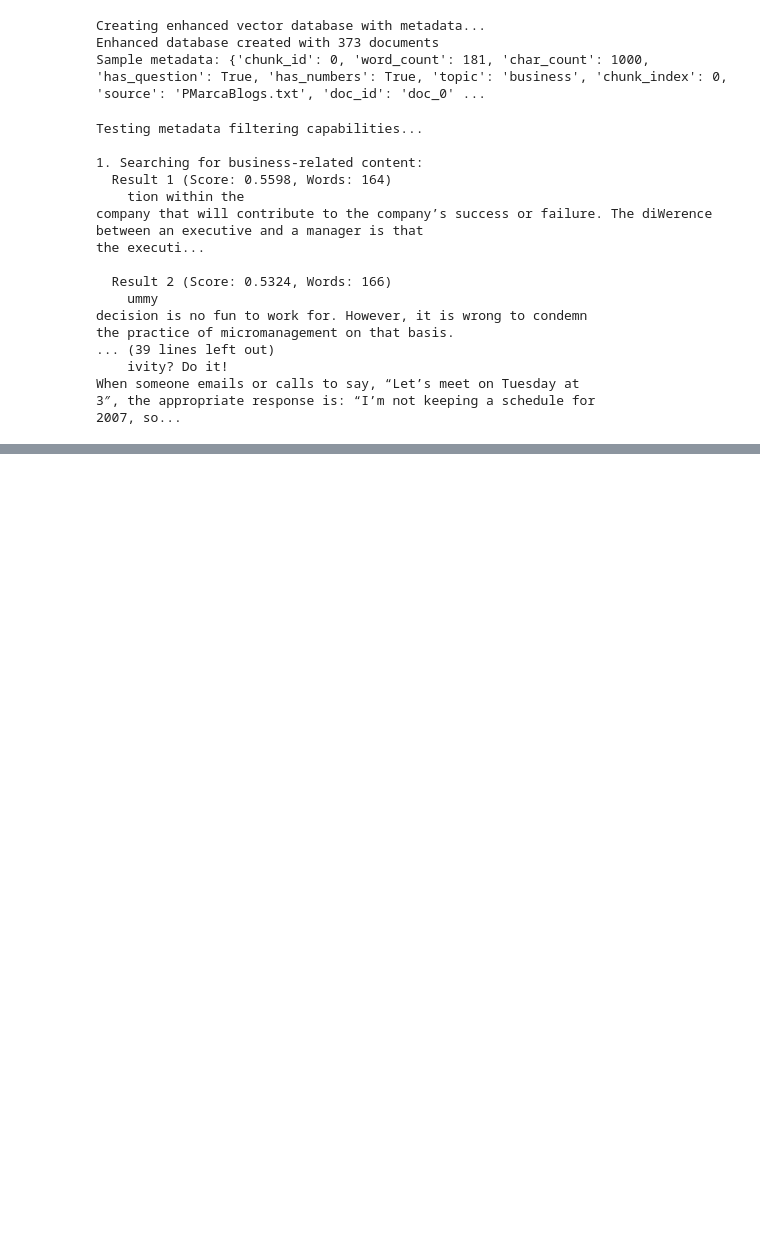
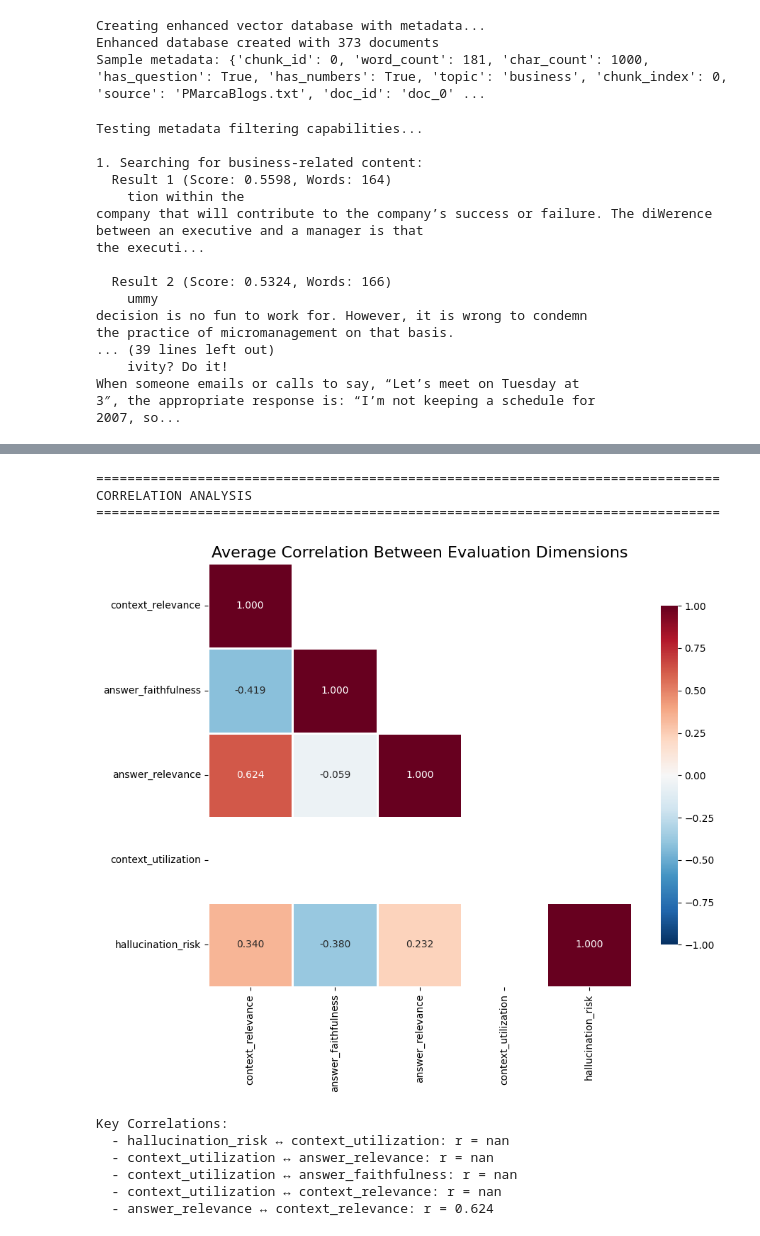
Before and after one commit to okahwaji-tech/AIE7, a Jupyter notebook: 02_Embeddings_and_RAG/Pythonic_RAG_Assignment.ipynb, the cells around one changed output, grey strips where cells are left out. Drawn from its saved outputs; the diff is of its cells as text; code cells hidden in the pictures; blank space fills up the shorter version.

```diff
--- a/02_Embeddings_and_RAG/Pythonic_RAG_Assignment.ipynb
+++ b/02_Embeddings_and_RAG/Pythonic_RAG_Assignment.ipynb
@@ -1209,0 +1501,56 @@ This section presents a detailed analysis of the performance characteristics of
+# %%
+# Correlation Analysis Between Evaluation Dimensions
+import seaborn as sns
+
+print("\n" + "=" * 80)
+print("CORRELATION ANALYSIS")
+print("=" * 80)
+
+# Calculate correlations for each metric
+correlation_data = {}
+for metric in ['cosine', 'euclidean', 'manhattan', 'dot_product']:
+    metric_data = df_comprehensive[df_comprehensive['metric'] == metric]
+    corr_matrix = metric_data[eval_dimensions].corr()
+    correlation_data[metric] = corr_matrix
+
+# Calculate average correlation across all metrics
+avg_corr = pd.DataFrame(0, index=eval_dimensions, columns=eval_dimensions)
+for corr_matrix in correlation_data.values():
+    avg_corr += corr_matrix
+avg_corr /= len(correlation_data)
+
+# Create correlation heatmap
+plt.figure(figsize=(10, 8))
+mask = np.triu(np.ones_like(avg_corr, dtype=bool), k=1)
+
+sns.heatmap(avg_corr, mask=mask, annot=True, fmt='.3f',
+           cmap='RdBu_r', center=0, vmin=-1, vmax=1,
+           square=True, linewidths=1, cbar_kws={"shrink": .8})
+
+plt.title('Average Correlation Between Evaluation Dimensions', fontsize=16)
+plt.tight_layout()
+plt.show()
+
+# Print key correlations
+print("\nKey Correlations:")
+corr_flat = avg_corr.values[np.tril_indices_from(avg_corr.values, -1)]
+labels_flat = []
+for i in range(len(eval_dimensions)):
+    for j in range(i):
+        labels_flat.append(f"{eval_dimensions[i]} ↔ {eval_dimensions[j]}")
+
+# Sort by absolute correlation
+sorted_indices = np.argsort(np.abs(corr_flat))[::-1]
+for idx in sorted_indices[:5]:  # Top 5 correlations
+    print(f"  - {labels_flat[idx]}: r = {corr_flat[idx]:.3f}")
+# %% [output]
+================================================================================
+CORRELATION ANALYSIS
+================================================================================
+[figure, added]
+Key Correlations:
+  - hallucination_risk ↔ context_utilization: r = nan
+  - context_utilization ↔ answer_relevance: r = nan
+  - context_utilization ↔ answer_faithfulness: r = nan
+  - context_utilization ↔ context_relevance: r = nan
+  - answer_relevance ↔ context_relevance: r = 0.624
```
Also changed, not shown: parts of 29 cells of this notebook, 4 other files.
